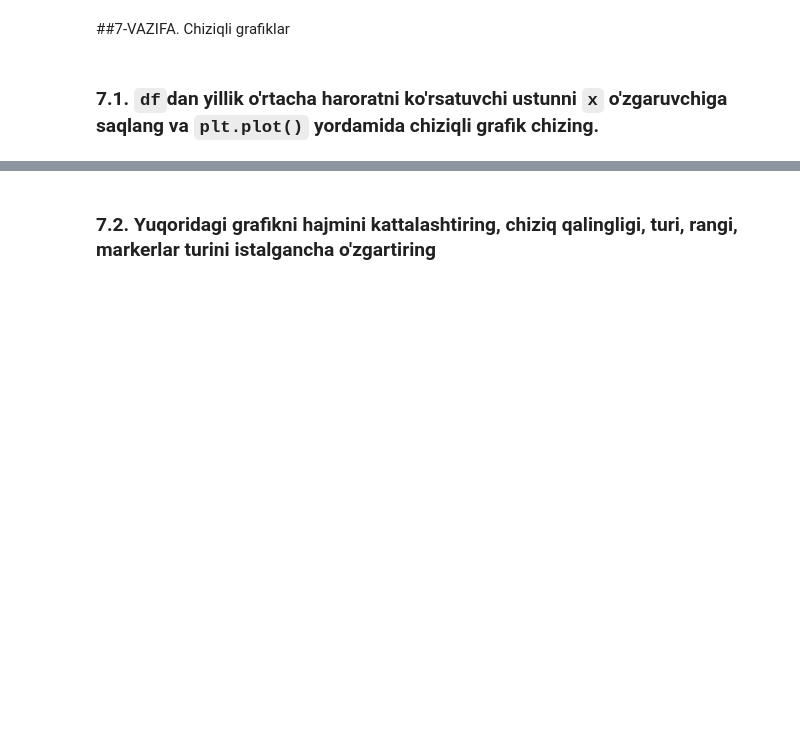
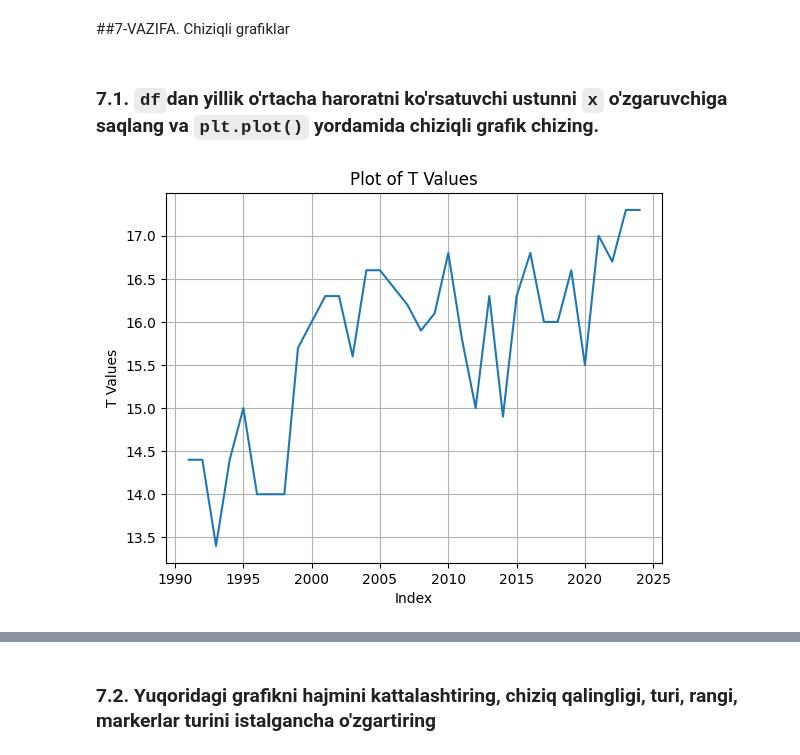
Before and after one commit to ChingizIbnVaxob/data-science-practices, a Jupyter notebook: 19.02.24/04_VISUAL_AMALIYOT_01_matplotlib.ipynb, the cells around one changed output, grey strips where cells are left out. Cells and saved outputs as stored; diff of their text form; code cells hidden in the pictures; blank space fills up the shorter version.

```diff
--- a/19.02.24/04_VISUAL_AMALIYOT_01_matplotlib.ipynb
+++ b/19.02.24/04_VISUAL_AMALIYOT_01_matplotlib.ipynb
@@ -203,3 +254,16 @@ df.to_csv("tashtemp.csv")
+# %%
+# JAVOBNI SHUYERGA YOZING
+import matplotlib.pyplot as plt
+
+x = df['T']
+plt.plot(x)
+plt.xlabel('Index')
+plt.ylabel('T Values')
+plt.title('Plot of T Values')
+plt.grid(True)
+plt.show()
+# %% [output]
+[figure, added]
 # %%
 #@title To'g'ri javob
 import matplotlib.pyplot as plt
```
Also changed, not shown: parts of 29 cells of this notebook.
